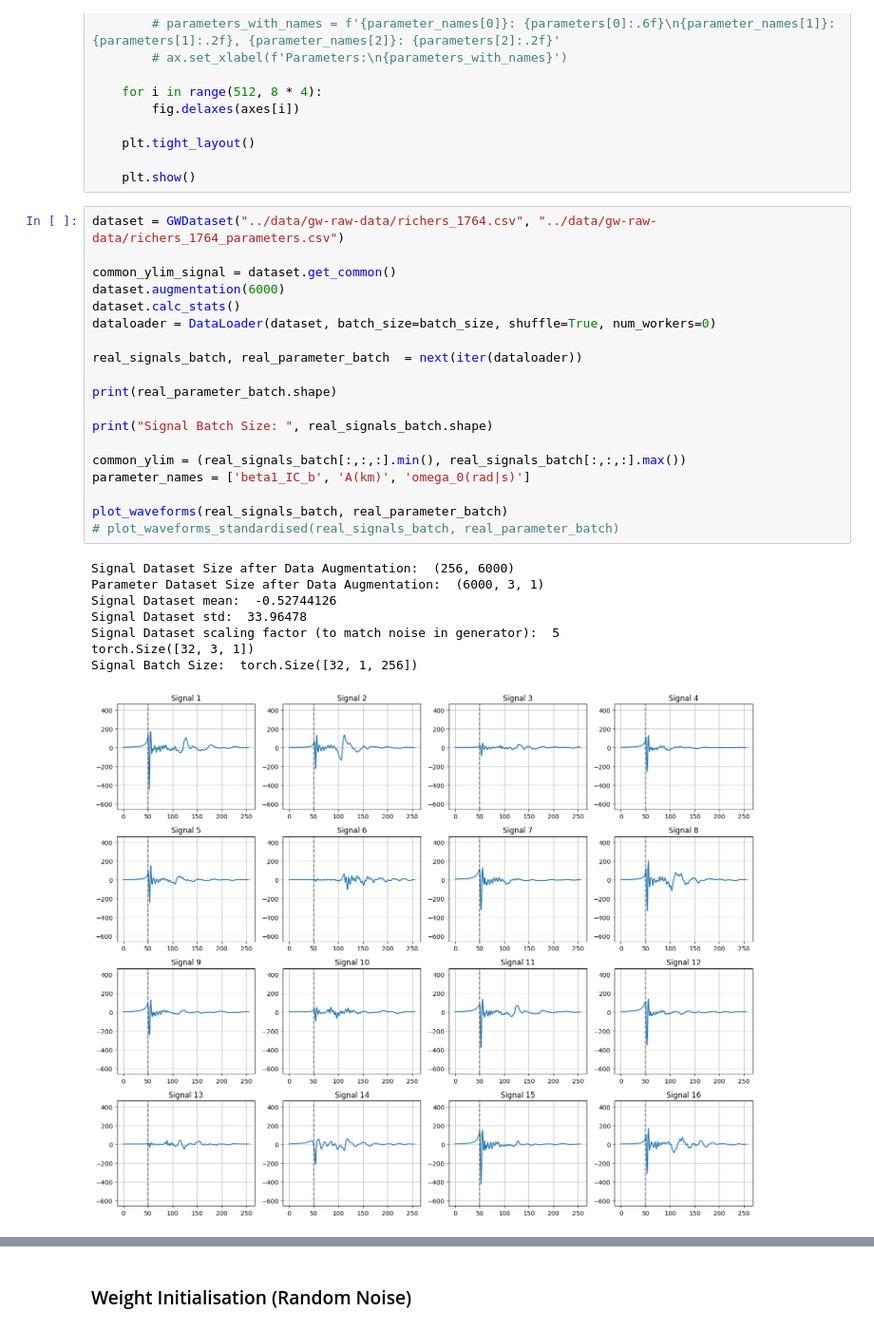
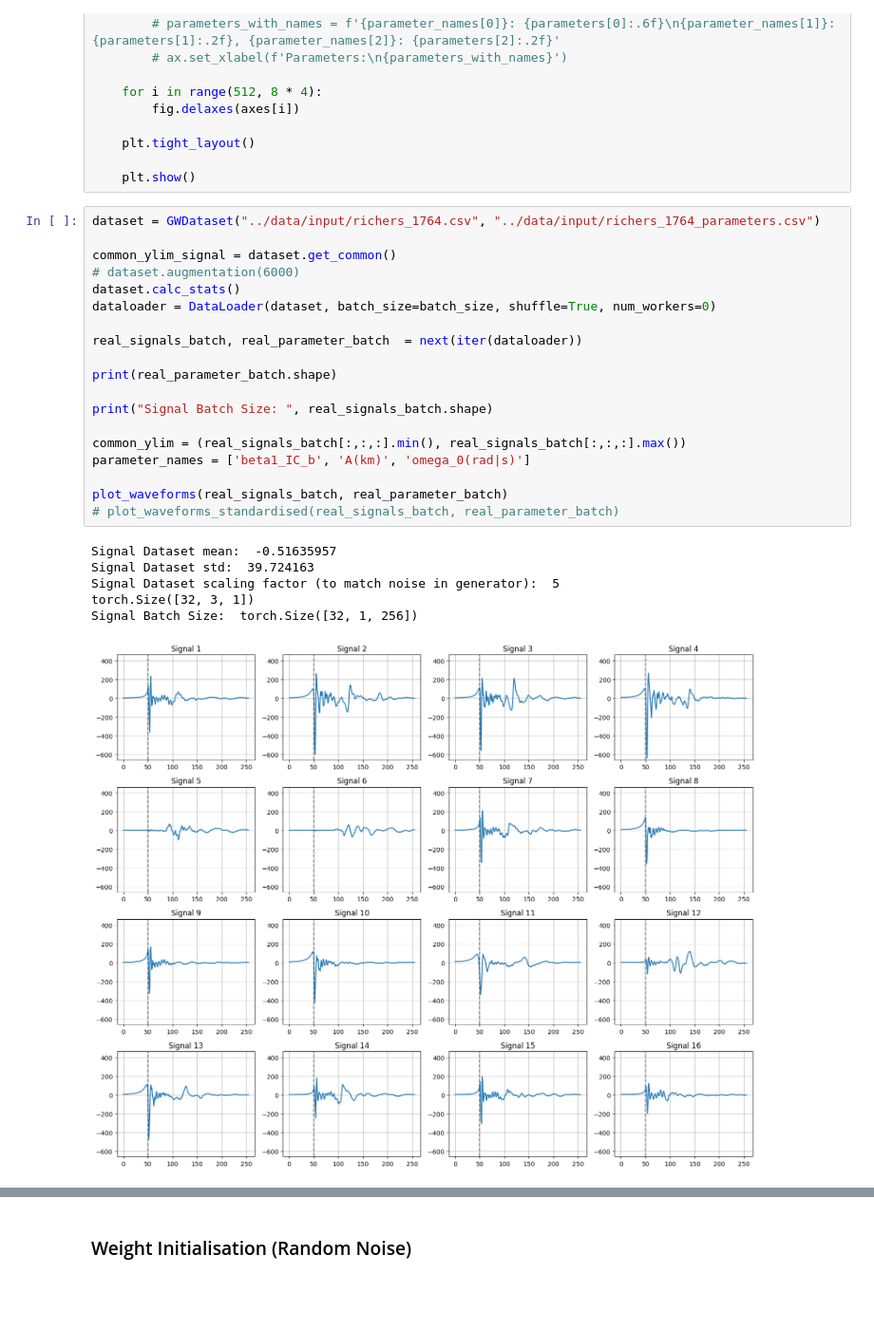
Before and after one commit to the-tarin/gw-generative-models, a Jupyter notebook: gans/gw_condition_dcgans.ipynb, the cells around one changed output, grey strips where cells are left out. Shown at 95% size. Saved outputs shown, nothing was run; the diff lists cells and outputs as text; blank space fills up the shorter version.

```diff
--- a/gans/gw_condition_dcgans.ipynb
+++ b/gans/gw_condition_dcgans.ipynb
@@ -334,33 +334,31 @@ def plot_waveforms(real_signals_batch, real_parameter_batch):
 
     plt.show()
 # %%
-dataset = GWDataset("../data/gw-raw-data/richers_1764.csv", "../data/gw-raw-data/richers_1764_parameters.csv")
+dataset = GWDataset("../data/input/richers_1764.csv", "../data/input/richers_1764_parameters.csv")
 
 common_ylim_signal = dataset.get_common()
-dataset.augmentation(6000)
+# dataset.augmentation(6000)
 dataset.calc_stats()
 dataloader = DataLoader(dataset, batch_size=batch_size, shuffle=True, num_workers=0)
 
 real_signals_batch, real_parameter_batch  = next(iter(dataloader))
 
 print(real_parameter_batch.shape)
 
 print("Signal Batch Size: ", real_signals_batch.shape)
 
 common_ylim = (real_signals_batch[:,:,:].min(), real_signals_batch[:,:,:].max())
 parameter_names = ['beta1_IC_b', 'A(km)', 'omega_0(rad|s)']
 
 plot_waveforms(real_signals_batch, real_parameter_batch)
 # plot_waveforms_standardised(real_signals_batch, real_parameter_batch)
 # %% [output]
-Signal Dataset Size after Data Augmentation:  (256, 6000)
-Parameter Dataset Size after Data Augmentation:  (6000, 3, 1)
-Signal Dataset mean:  -0.52744126
-Signal Dataset std:  33.96478
+Signal Dataset mean:  -0.51635957
+Signal Dataset std:  39.724163
 Signal Dataset scaling factor (to match noise in generator):  5
 torch.Size([32, 3, 1])
 Signal Batch Size:  torch.Size([32, 1, 256])
-[figure, old version]
+[figure, new version]
 # %%
 dataset.__len__()
 # %% [output]
```
Also changed, not shown: parts of 5 cells of this notebook, 2 other files.
